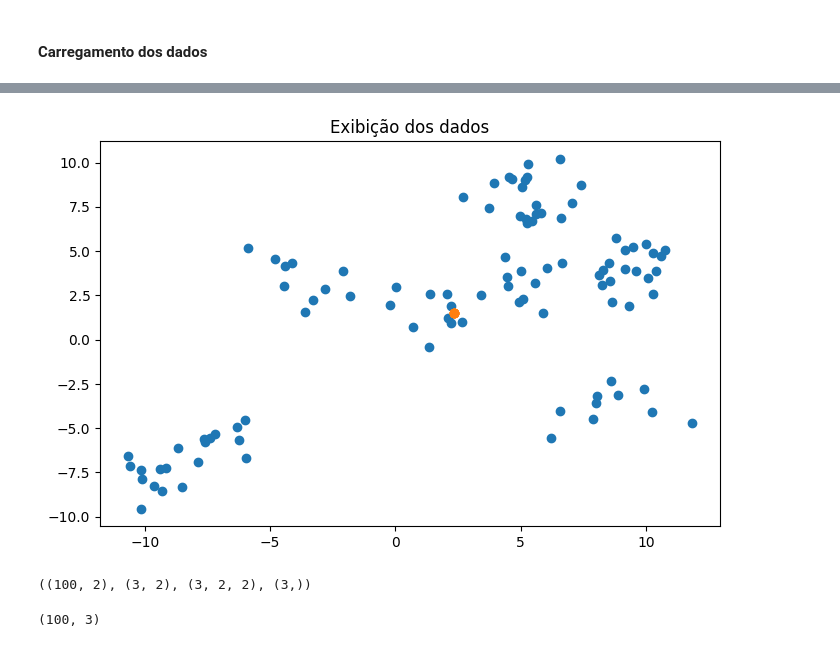
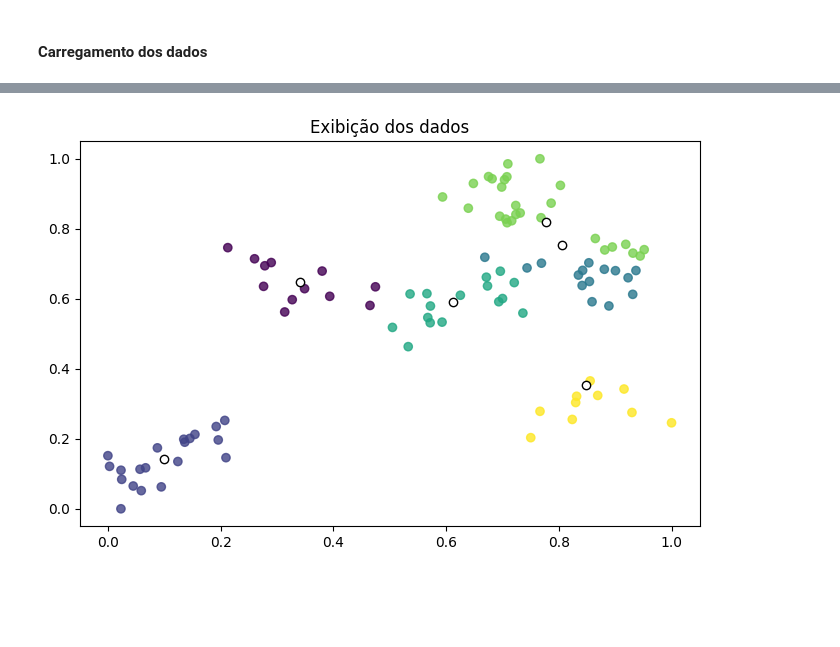
Before and after one commit to vauxgomes/ufc-ckp8366, a Jupyter notebook: listas/lista-3/main.ipynb, the cells around one changed output, grey strips where cells are left out. Drawn from its saved outputs; the diff is of its cells as text; code cells hidden in the pictures; blank space fills up the shorter version.

```diff
--- a/listas/lista-3/main.ipynb
+++ b/listas/lista-3/main.ipynb
@@ -62,7 +92,7 @@ class GaussianMixtureModel:
 # %%
 # Data
 X = np.genfromtxt('./files/clustering_data.csv', delimiter=',')
-# X = (X - X.min(axis=0)) / (X.max(axis=0) - X.min(axis=0)) # Normalization 0 ~ 1
+X = (X - X.min(axis=0)) / (X.max(axis=0) - X.min(axis=0)) # Normalization 0 ~ 1
 # %%
 gmm = GaussianMixtureModel(6)
 gmm.fit(X)
@@ -83,39 +99,13 @@ array([[2.35861902, 1.5001798 ],
 # %%
 plt.figure(figsize=(8,5))
 
-plt.scatter(X[:,0],X[:,1])
-plt.scatter(gmm.means[:,0], gmm.means[:,1])
-# sns.kdeplot(x=X[:, 0], y=X[:, 1], levels=20, color='k', alpha=0.2)
+plt.scatter(X[:,0],X[:,1], c=gmm.predict(X), alpha=0.8)
+plt.scatter(gmm.means[:,0], gmm.means[:,1], color='white', edgecolors='black')
+# sns.kdeplot(x=X[:, 0], y=X[:, 1], color='k', alpha=0.2)
 
 plt.grid(False)
 # plt.axis('off')
 plt.title('Exibição dos dados')
 plt.show()
 # %% [output]
-[figure, old version]
+[figure, new version]
-# %%
-# init
-K = 3
-max_epochs = 100
-min_diff = 1e-6
-
-# Preparation
-D, N = X.shape
-
-means = X[np.random.choice(D, K, replace=False)]      # K x N
-covariances = np.array([np.eye(N) *(1/K**(2/D))] * K) # K x (N x N)
-weights = np.ones(K) / K                              # K x 1
-
-X.shape, means.shape, covariances.shape, weights.shape
-# %% [output]
-((100, 2), (3, 2), (3, 2, 2), (3,))
-# %%
-# Expectation
-responsibilities = np.zeros((D, K))
-for k in range(K):
-  responsibilities[:, k] = weights[k] * multivariate_normal.pdf(X, means[k], np.diag(covariances[k]))
-
-responsibilities /= np.sum(responsibilities, axis=1, keepdims=True) # Com esse keepdims não precisa fazer col por col
-responsibilities.shape
-# %% [output]
-(100, 3)
```
Also changed, not shown: parts of 10 cells of this notebook, 1 other file.
